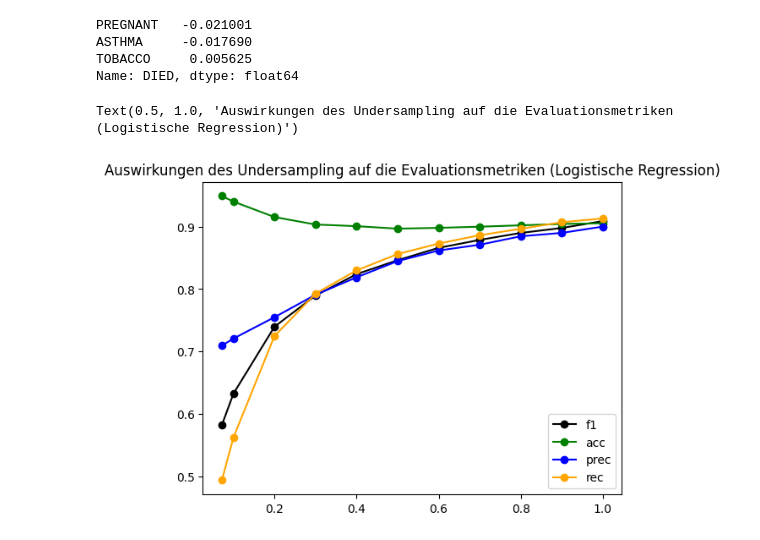
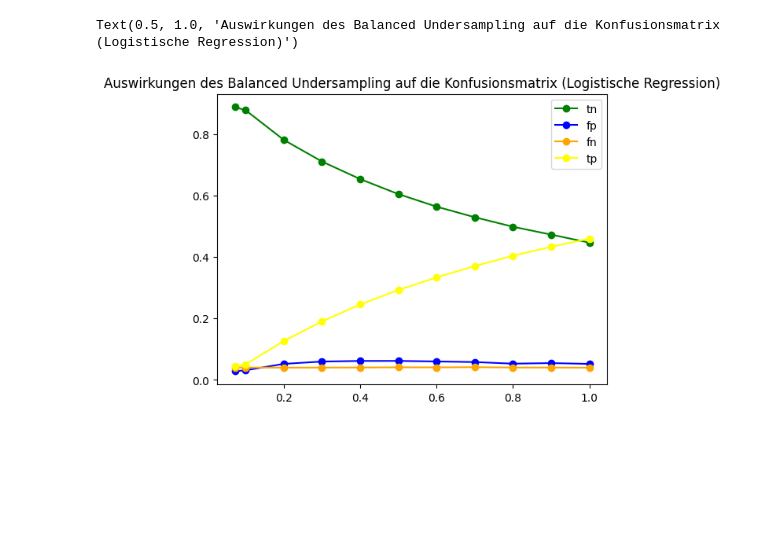
Before and after one commit to roink/covid-19-risiko-erkennung, a Jupyter notebook: notebooks/1.07-CK-Analyse-Anhang.ipynb, the cells around one changed output. Drawn from its saved outputs; the diff is of its cells as text; code cells hidden in the pictures; blank space fills up the shorter version.

```diff
--- a/notebooks/1.07-CK-Analyse-Anhang.ipynb
+++ b/notebooks/1.07-CK-Analyse-Anhang.ipynb
@@ -24,5 +28,6 @@ def get_scores(y_test, y_pred):
     f1 = f1_score(y_test, y_pred)
     prec = precision_score(y_test, y_pred)
     rec = recall_score(y_test, y_pred)
-    return acc, f1, prec, rec
+    mcc = matthews_corrcoef(y_test, y_pred)
+    return acc, f1, prec, rec, mcc
 # %%
@@ -70,21 +75,0 @@ df.AT_RISK = df.AT_RISK.apply(lambda x: 1 if x > 0 else 0)
-# %%
-#Wir verwerfen die beiden Attribute 'MEDICAL_UNIT' und 'USMER'
-
-discarded_features = ['MEDICAL_UNIT', 'USMER']
-df = df.drop(discarded_features, axis=1)
-
-#Wir testen die Attribute auf Korrelation mit der Zielvariablen testen und verwerfen alle Attribute,
-#die unter einem gewissen Schwellwert liegen. (->andere Feature Selection Methoden ausprobieren)
-
-target='DIED'
-
-threshold=0.04
-selected_features=df.corr()[target][abs(df.corr()[target])>threshold].index
-not_selected_features=df.corr()[target][abs(df.corr()[target])<threshold]
-print(not_selected_features)
-df=df[selected_features]
-# %% [output]
-PREGNANT   -0.021001
-ASTHMA     -0.017690
-TOBACCO     0.005625
-Name: DIED, dtype: float64
@@ -103,8 +77,9 @@ test_x = test.drop(columns=['AT_RISK','DIED'])
 def apply_classifier(train_x, train_y, test_x, test_y, classifier):
     classifier.fit(train_x, train_y)
     y_pred = classifier.predict(test_x)
-    acc, f1, prec, rec = get_scores(test_y, y_pred)
-    return acc, f1, prec, rec
+    acc, f1, prec, rec, mcc = get_scores(test_y, y_pred)
+    tn, fp, fn, tp = confusion_matrix(test_y,y_pred, normalize='all').ravel()
+    return acc, f1, prec, rec, mcc, tn, fp, fn, tp
 
 def undersample(rate):
     train_xu, train_yu = RandomUnderSampler(sampling_strategy=rate).fit_resample(train_x, train_y)
@@ -113,5 +88,5 @@ def undersample(rate):
 
 def apply(rate):
     train_xu, train_yu, test_xu, test_yu = undersample(rate)
-    acc, f1, prec, rec = apply_classifier(train_xu, train_yu, test_xu, test_yu, LogisticRegression(max_iter=500))
-    return acc, f1, prec, rec
+    acc, f1, prec, rec, mcc,tn,fp,fn,tp = apply_classifier(train_xu, train_yu, test_xu, test_yu, LogisticRegression(max_iter=500))
+    return acc, f1, prec, rec, mcc,tn,fp,fn,tp
@@ -120,15 +93,22 @@ acc0, f10, prec0, rec0 = apply_classifier(train_x, train_y, test_x, test_y, Logi
+# %%
+acc0, f10, prec0, rec0, mcc0,tn0,fp0,fn0,tp0 = apply_classifier(train_x, train_y, test_x, test_y, LogisticRegression(max_iter=500))
+x = [0.072]+[0.1*i for i in range(1,11)]
+f1= [f10]+[apply(i)[1] for i in x[1:]]
+acc= [acc0]+[apply(i)[0] for i in x[1:]]
+prec= [prec0]+[apply(i)[2] for i in x[1:]]
+rec= [rec0]+[apply(i)[3] for i in x[1:]]
+mcc = [mcc0]+[apply(i)[4]for i in x[1:]]
+tn= [tn0]+[apply(i)[5] for i in x[1:]]
+fp= [fp0]+[apply(i)[6] for i in x[1:]]
+fn= [fn0]+[apply(i)[7] for i in x[1:]]
+tp = [tp0]+[apply(i)[8]for i in x[1:]]
 # %%
-x = [0.072]+[0.1*i for i in range(1,11)]
-f1= [f10]+[apply(i)[1] for i in x[1:]]
-acc= [acc0]+[apply(i)[0] for i in x[1:]]
-prec= [prec0]+[apply(i)[2] for i in x[1:]]
-rec= [rec0]+[apply(i)[3] for i in x[1:]]
-plt.plot(x,f1,color='black',marker='o',label='f1')
-plt.plot(x,acc,color='green',marker='o',label='acc')
-plt.plot(x,prec,color='blue',marker='o',label='prec')
-plt.plot(x,rec,color='orange',marker='o',label='rec')
+plt.plot(x,tn,color='green',marker='o',label='tn')
+plt.plot(x,fp,color='blue',marker='o',label='fp')
+plt.plot(x,fn,color='orange',marker='o',label='fn')
+plt.plot(x,tp,color='yellow',marker='o',label='tp')
 plt.legend()
-plt.title('Auswirkungen des Undersampling auf die Evaluationsmetriken (Logistische Regression)')
+plt.title('Auswirkungen des Balanced Undersampling auf die Konfusionsmatrix (Logistische Regression)')
 # %% [output]
-Text(0.5, 1.0, 'Auswirkungen des Undersampling auf die Evaluationsmetriken (Logistische Regression)')
+Text(0.5, 1.0, 'Auswirkungen des Balanced Undersampling auf die Konfusionsmatrix (Logistische Regression)')
-[figure, old version]
+[figure, new version]
```
Also changed, not shown: parts of 19 cells of this notebook.
